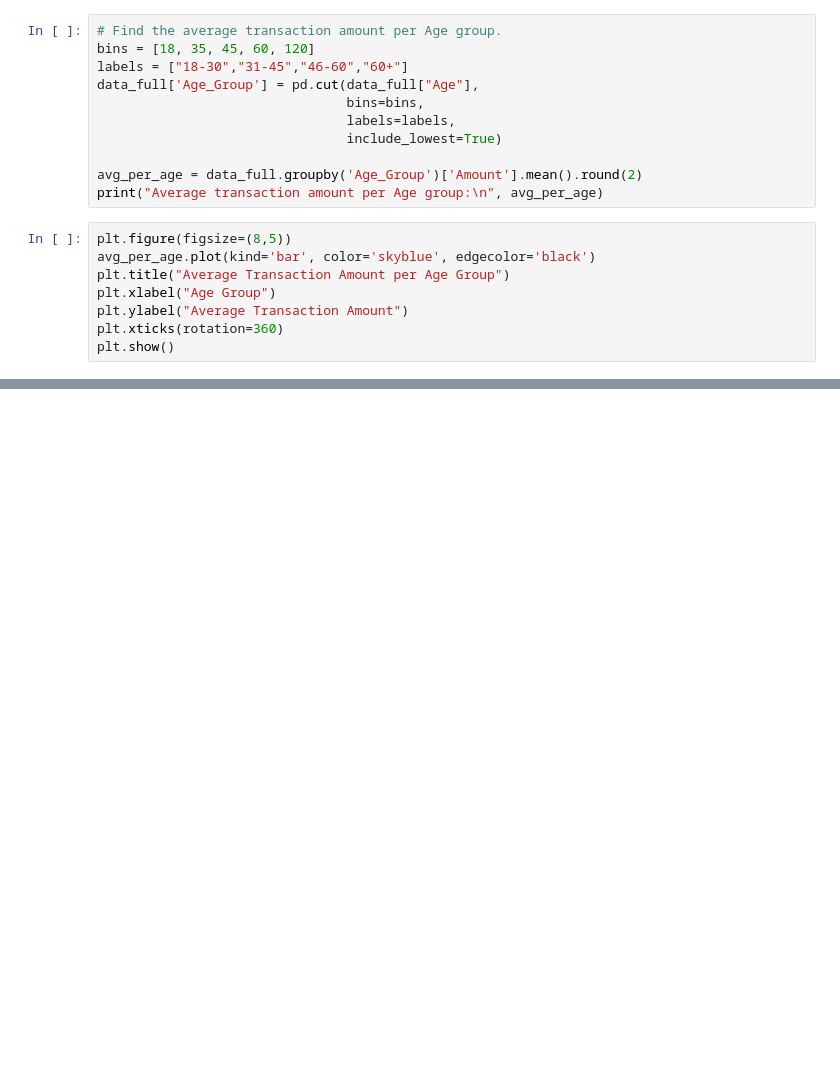
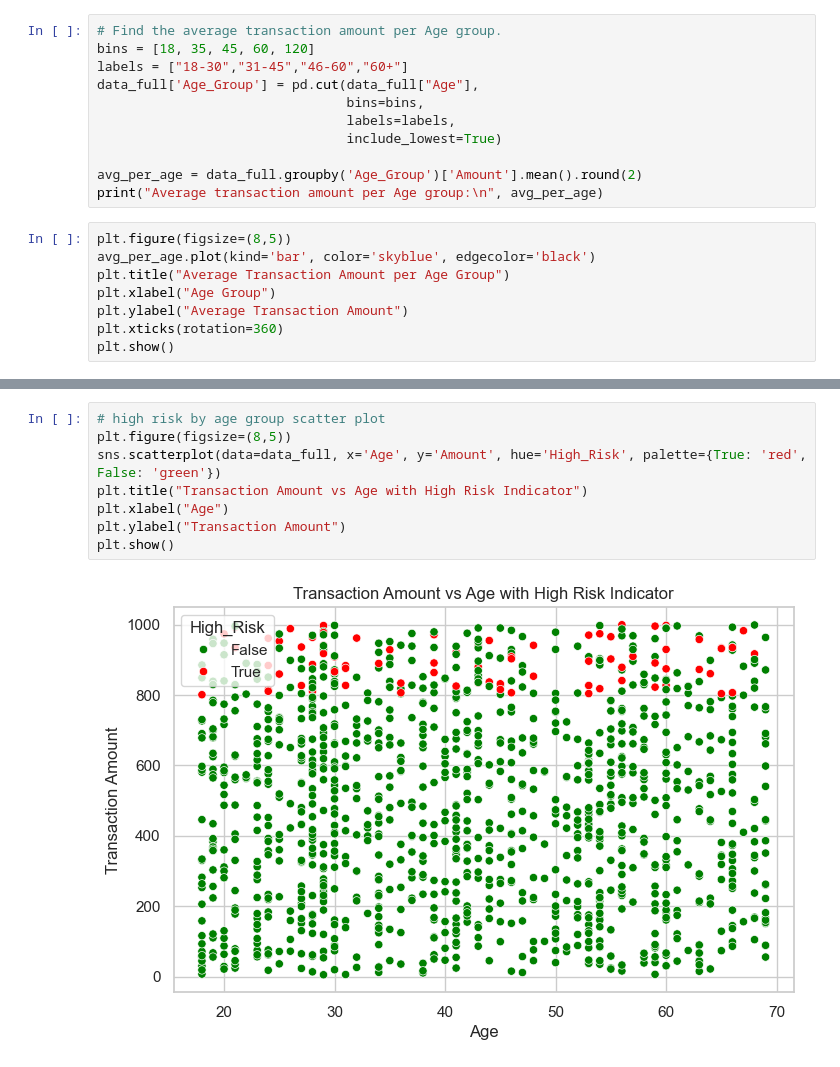
Before and after one commit to Pankaj-Str/Complete-Python-Mastery, a Jupyter notebook: 00 Lecture/lecture14/07 Nav 2025/CaseStudy01_part3.ipynb, the cells around one changed output, grey strips where cells are left out. Drawn from its saved outputs; the diff is of its cells as text; blank space fills up the shorter version.

Commit message:
high risk by age group scatter plot

```diff
--- a/00 Lecture/lecture14/07 Nav 2025/CaseStudy01_part3.ipynb
+++ b/00 Lecture/lecture14/07 Nav 2025/CaseStudy01_part3.ipynb
@@ -166,0 +183,10 @@ plt.show()
+# %%
+# high risk by age group scatter plot
+plt.figure(figsize=(8,5))
+sns.scatterplot(data=data_full, x='Age', y='Amount', hue='High_Risk', palette={True: 'red', False: 'green'})
+plt.title("Transaction Amount vs Age with High Risk Indicator")
+plt.xlabel("Age")
+plt.ylabel("Transaction Amount")
+plt.show()
+# %% [output]
+[figure, added]
```
Also changed, not shown: parts of 2 cells of this notebook.
